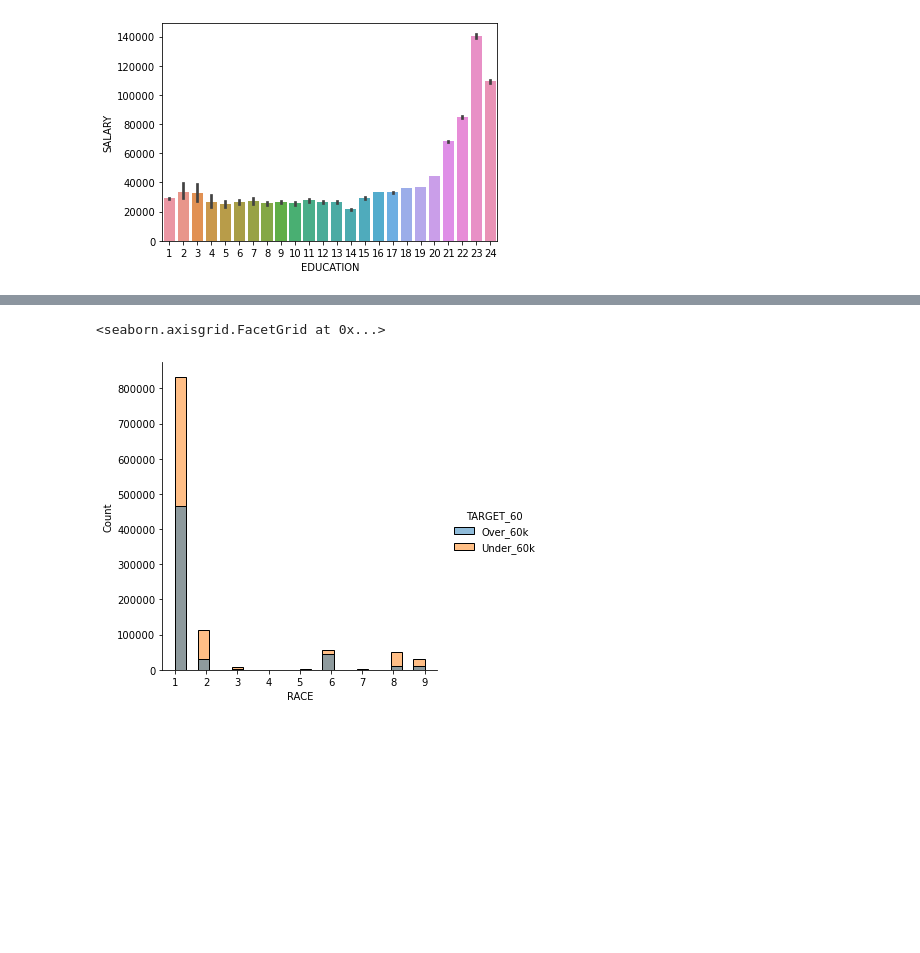
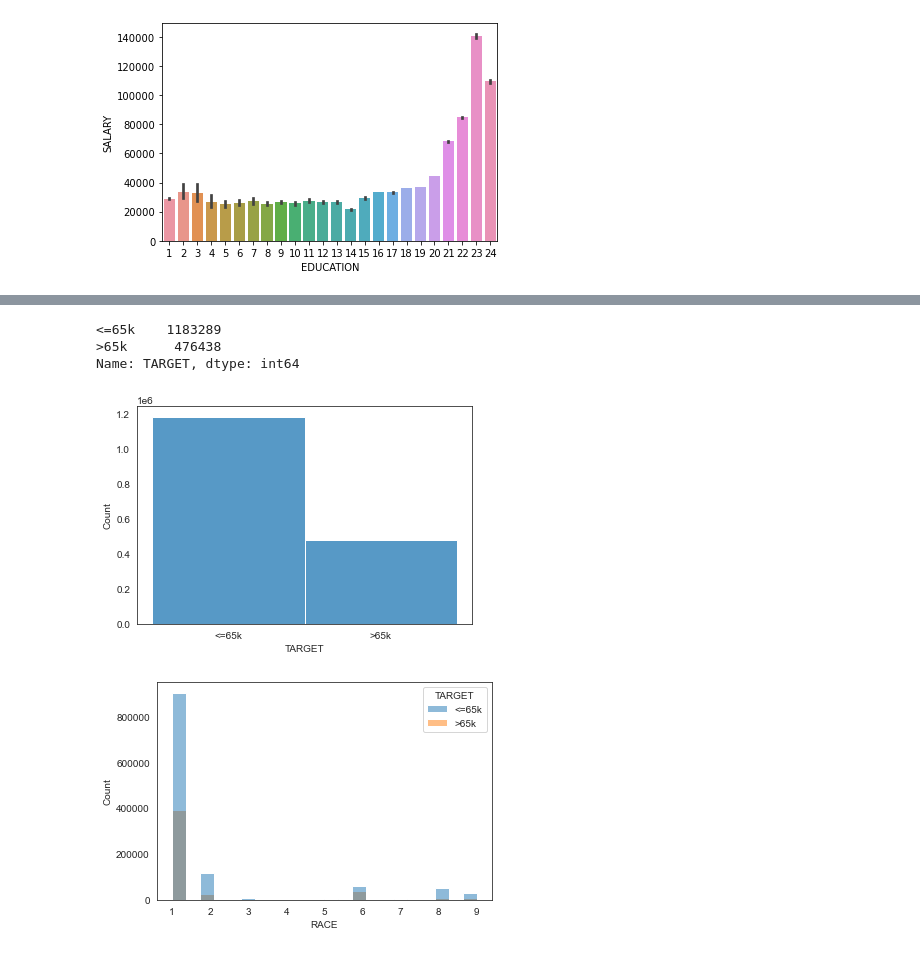
Before and after one commit to cierra4prez/Census_Income_Model, a Jupyter notebook: census_income_2019_EDA_Edward.ipynb, the cells around one changed output, grey strips where cells are left out. Drawn from its saved outputs; the diff is of its cells as text; code cells hidden in the pictures; blank space fills up the shorter version.

```diff
--- a/census_income_2019_EDA_Edward.ipynb
+++ b/census_income_2019_EDA_Edward.ipynb
@@ -3,7 +3,12 @@ import pandas as pd
 import numpy as np
 import matplotlib.pyplot as plt
 import seaborn as sns
+from sklearn.model_selection import train_test_split
+from sklearn.tree import DecisionTreeClassifier
+from sklearn.metrics import accuracy_score
+
 pd.options.display.max_columns = 999
+sns.set_style('white')
 # %%
 df = pd.read_csv('census_income_2019.csv', compression = 'zip')
 # %%
@@ -248,4 +253,4 @@ sns.barplot(data=df, x='EDUCATION', y='SALARY')
 <matplotlib.axes._subplots.AxesSubplot at 0x...>
 [figure]
 # %%
-df['TARGET_60'] = np.where(df.INCOME >= 60000, 'Over_60k', 'Under_60k')
+df['TARGET'] = np.where(df.INCOME > 65000, '>65k', '<=65k')
@@ -252,5 +279,16 @@ df['TARGET_60'] = np.where(df.INCOME >= 60000, 'Over_60k', 'Under_60k')
+# %%
+df.TARGET.value_counts()
+# %% [output]
+<=65k    1183289
+>65k      476438
+Name: TARGET, dtype: int64
+# %%
+sns.histplot(data = df, x="TARGET")
+plt.show()
+# %% [output]
+[figure, added]
 # %%
-sns.displot(data = df, x="RACE", hue = "TARGET_60")
+sns.histplot(data = df, x="RACE", hue = "TARGET")
+plt.show()
 # %% [output]
-<seaborn.axisgrid.FacetGrid at 0x...>
-[figure, old version]
+[figure, new version]
```
Also changed, not shown: parts of 18 cells of this notebook.
